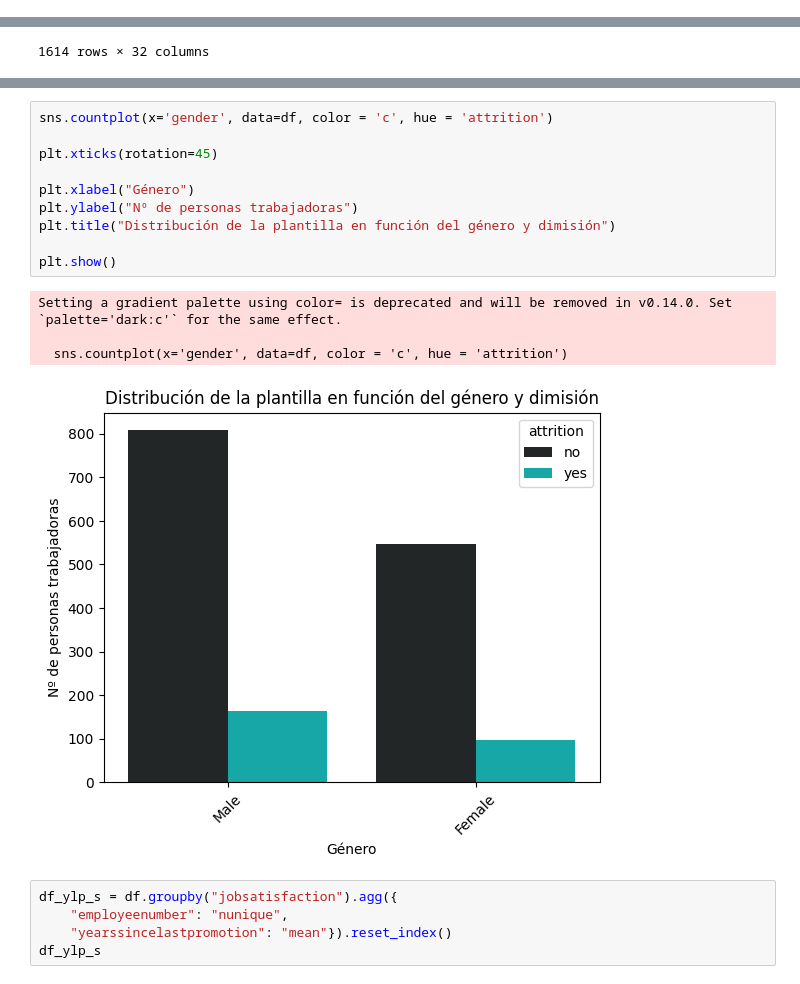
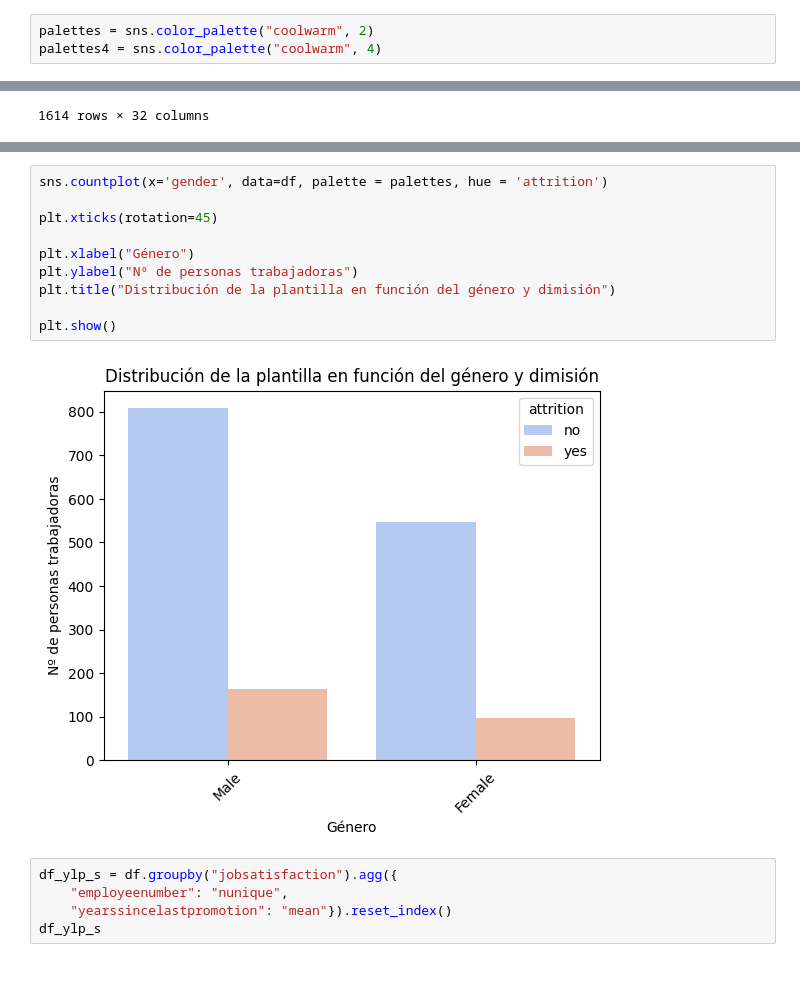
Before and after one commit to MartaMecaLopez/HappyFactor, a Jupyter notebook: proyecto-da-promo-50-modulo-3-team-1.ipynb, the cells around one changed output, grey strips where cells are left out. Drawn from its saved outputs; the diff is of its cells as text.

```diff
--- a/proyecto-da-promo-50-modulo-3-team-1.ipynb
+++ b/proyecto-da-promo-50-modulo-3-team-1.ipynb
@@ -522,6 +520,9 @@ plt.title('Matriz de Correlación entre Variables')
 plt.show()
 # %% [output]
 [figure]
+# %%
+palettes = sns.color_palette("coolwarm", 2)
+palettes4 = sns.color_palette("coolwarm", 4)
 # %%
 media_edad_salidas = df["attrition"]=="yes"
 media_edad_salidas = df[media_edad_salidas]
@@ -658,18 +654,15 @@ estadistica.grafico_pastel(df, 'businesstravel', 'Distribución de la plantilla
 # %%
-sns.countplot(x='gender', data=df, color = 'c', hue = 'attrition')
+sns.countplot(x='gender', data=df, palette = palettes, hue = 'attrition')
 
 plt.xticks(rotation=45)
 
 plt.xlabel("Género")
 plt.ylabel("Nº de personas trabajadoras")
 plt.title("Distribución de la plantilla en función del género y dimisión")
 
 plt.show()
 # %% [output]
-Setting a gradient palette using color= is deprecated and will be removed in v0.14.0. Set `palette='dark:c'` for the same effect.
-
-  sns.countplot(x='gender', data=df, color = 'c', hue = 'attrition')
-[figure, old version]
+[figure, new version]
 # %%
 df_ylp_s = df.groupby("jobsatisfaction").agg({
     "employeenumber": "nunique",
```
Also changed, not shown: parts of 29 cells of this notebook, 5 other files.
